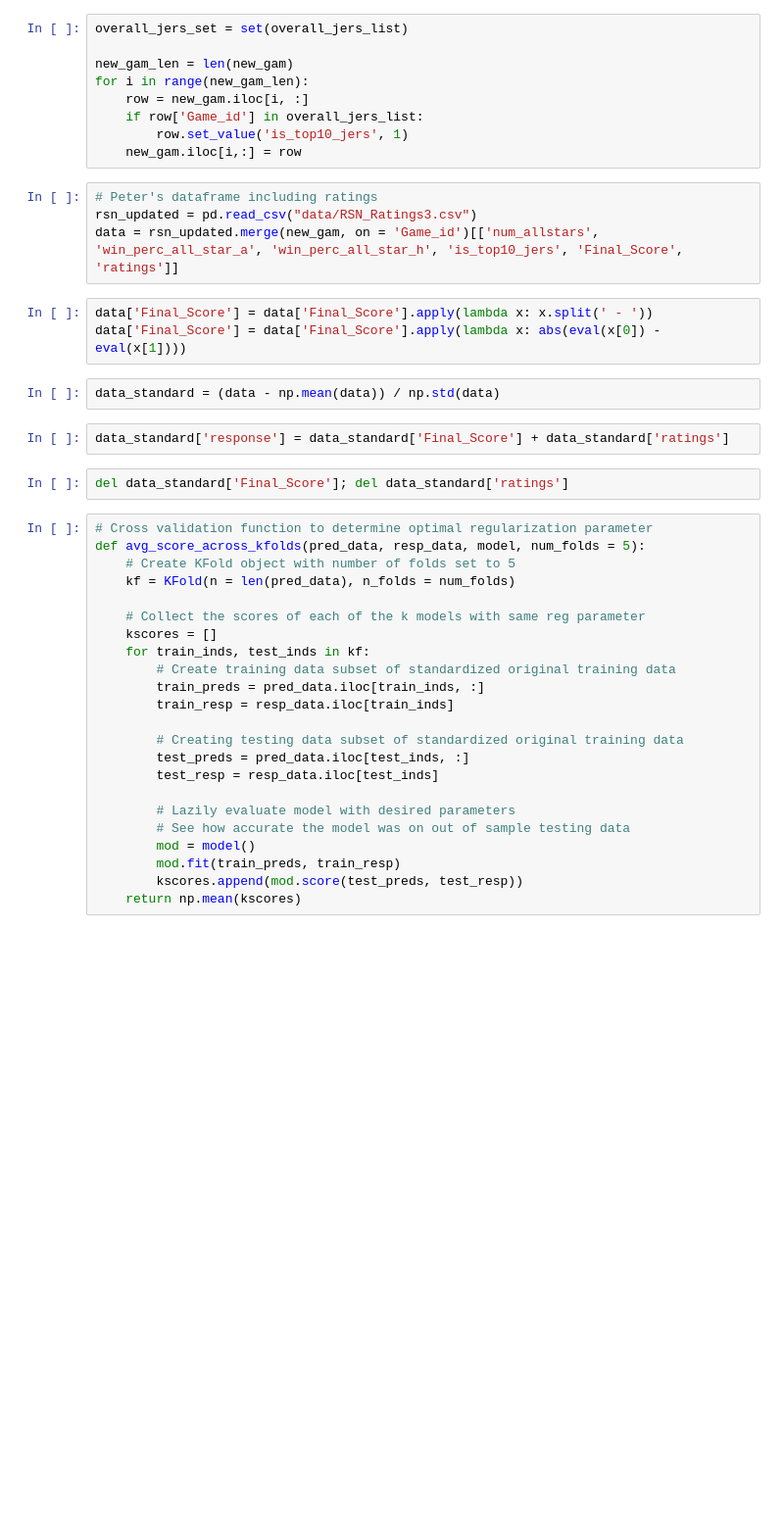
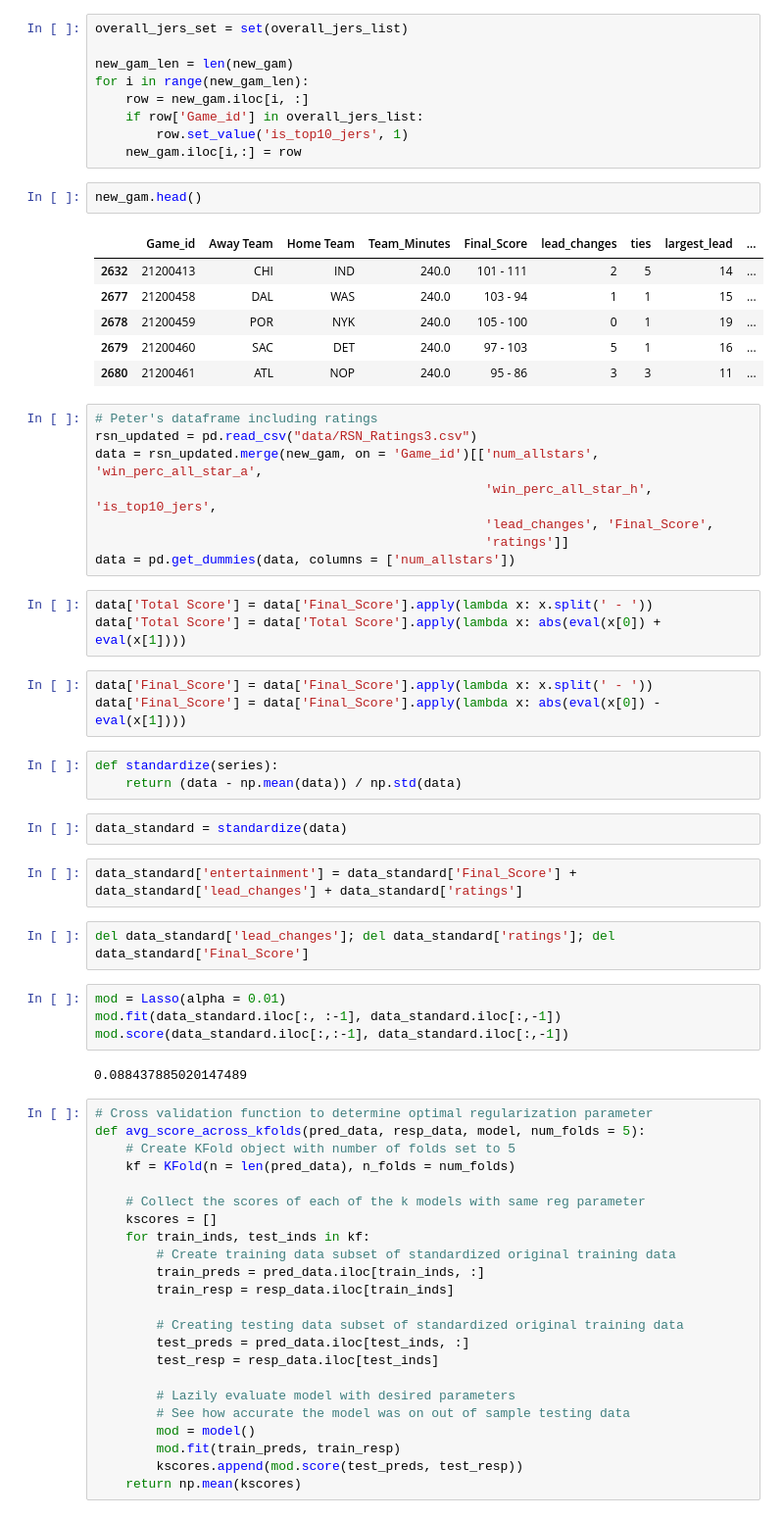
Before and after one commit to leohentschker/nbahack, a Jupyter notebook: data_clean.ipynb, the cells around one changed output. Shown: that part at 98% size. Saved outputs shown, nothing was run; the diff lists cells and outputs as text; blank space fills up the shorter version.

```diff
--- a/data_clean.ipynb
+++ b/data_clean.ipynb
@@ -403,19 +404,44 @@ for i in range(new_gam_len):
     if row['Game_id'] in overall_jers_list:
         row.set_value('is_top10_jers', 1)
     new_gam.iloc[i,:] = row
+# %%
+new_gam.head()
+# %% [output]
+|  | Game_id | Away Team | Home Team | Team_Minutes | Final_Score | lead_changes | ties | largest_lead | ... |
+| 2632 | 21200413 | CHI | IND | 240.0 | 101 - 111 | 2 | 5 | 14 | ... |
+| 2677 | 21200458 | DAL | WAS | 240.0 | 103 - 94 | 1 | 1 | 15 | ... |
+| 2678 | 21200459 | POR | NYK | 240.0 | 105 - 100 | 0 | 1 | 19 | ... |
+| 2679 | 21200460 | SAC | DET | 240.0 | 97 - 103 | 5 | 1 | 16 | ... |
+| 2680 | 21200461 | ATL | NOP | 240.0 | 95 - 86 | 3 | 3 | 11 | ... |
 # %%
 # Peter's dataframe including ratings
 rsn_updated = pd.read_csv("data/RSN_Ratings3.csv")
-data = rsn_updated.merge(new_gam, on = 'Game_id')[['num_allstars', 'win_perc_all_star_a', 'win_perc_all_star_h', 'is_top10_jers', 'Final_Score', 'ratings']]
+data = rsn_updated.merge(new_gam, on = 'Game_id')[['num_allstars', 'win_perc_all_star_a',
+                                                   'win_perc_all_star_h', 'is_top10_jers',
+                                                   'lead_changes', 'Final_Score',
+                                                   'ratings']]
+data = pd.get_dummies(data, columns = ['num_allstars'])
+# %%
+data['Total Score'] = data['Final_Score'].apply(lambda x: x.split(' - '))
+data['Total Score'] = data['Total Score'].apply(lambda x: abs(eval(x[0]) + eval(x[1])))
 # %%
 data['Final_Score'] = data['Final_Score'].apply(lambda x: x.split(' - '))
 data['Final_Score'] = data['Final_Score'].apply(lambda x: abs(eval(x[0]) - eval(x[1])))
 # %%
-data_standard = (data - np.mean(data)) / np.std(data)
+def standardize(series):
+    return (data - np.mean(data)) / np.std(data)
+# %%
+data_standard = standardize(data)
 # %%
-data_standard['response'] = data_standard['Final_Score'] + data_standard['ratings']
+data_standard['entertainment'] = data_standard['Final_Score'] + data_standard['lead_changes'] + data_standard['ratings']
 # %%
-del data_standard['Final_Score']; del data_standard['ratings']
+del data_standard['lead_changes']; del data_standard['ratings']; del data_standard['Final_Score']
+# %%
+mod = Lasso(alpha = 0.01)
+mod.fit(data_standard.iloc[:, :-1], data_standard.iloc[:,-1])
+mod.score(data_standard.iloc[:,:-1], data_standard.iloc[:,-1])
+# %% [output]
+0.088437885020147489
 # %%
 # Cross validation function to determine optimal regularization parameter
 def avg_score_across_kfolds(pred_data, resp_data, model, num_folds = 5):
```
Also changed, not shown: parts of 8 cells of this notebook.
